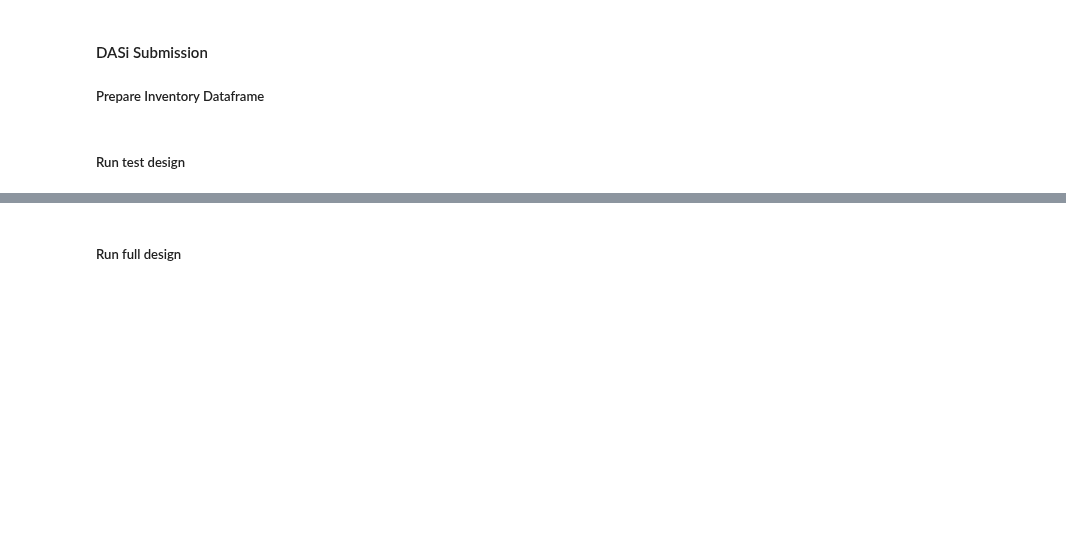
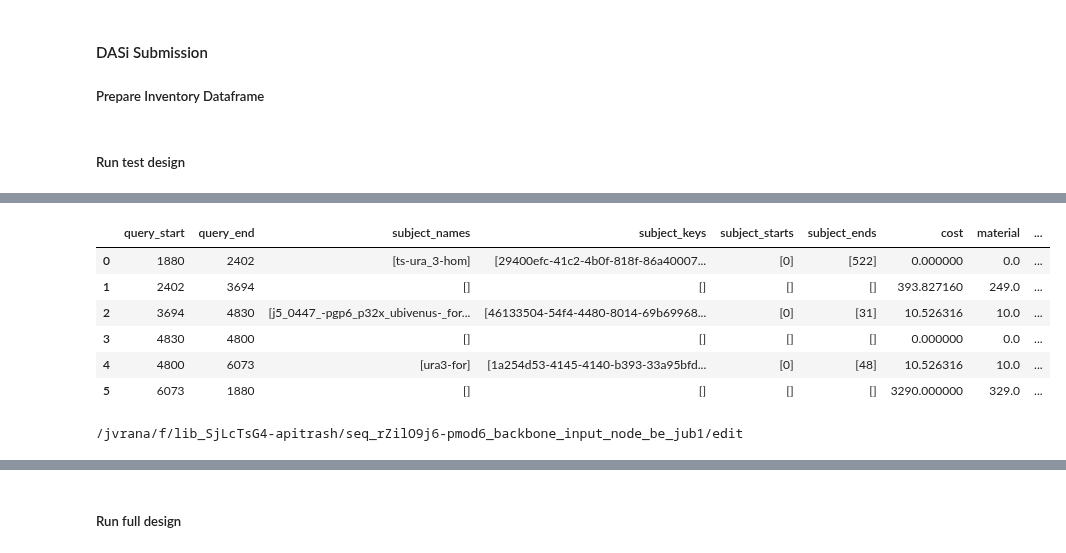
Before and after one commit to jvrana/aqbuildtools, a Jupyter notebook: examples/Stage1_SubmitDASi.ipynb, the cells around one changed output, grey strips where cells are left out. Cells and saved outputs as stored; diff of their text form; code cells hidden in the pictures; blank space fills up the shorter version.

```diff
--- a/examples/SubmitDASi.ipynb
+++ b/examples/Stage1_SubmitDASi.ipynb
@@ -192,0 +242,22 @@ INFO - Design(id=140468755168848) - 2020-07-21 09:21:13,998 - Updated: {'PRIMER_
+# %%
+test_design.to_df()[1]
+# %% [output]
+|  | query_start | query_end | subject_names | subject_keys | subject_starts | subject_ends | cost | material | ... |
+| 0 | 1880 | 2402 | [ts-ura_3-hom] | [29400efc-41c2-4b0f-818f-86a40007... | [0] | [522] | 0.000000 | 0.0 | ... |
+| 1 | 2402 | 3694 | [] | [] | [] | [] | 393.827160 | 249.0 | ... |
+| 2 | 3694 | 4830 | [j5_0447_-pgp6_p32x_ubivenus-_for... | [46133504-54f4-4480-8014-69b69968... | [0] | [31] | 10.526316 | 10.0 | ... |
+| 3 | 4830 | 4800 | [] | [] | [] | [] | 0.000000 | 0.0 | ... |
+| 4 | 4800 | 6073 | [ura3-for] | [1a254d53-4145-4140-b393-33a95bfd... | [0] | [48] | 10.526316 | 10.0 | ... |
+| 5 | 6073 | 1880 | [] | [] | [] | [] | 3290.000000 | 329.0 | ... |
+# %%
+trash_folder = benchling.Folder.find_by_name("APITrash")
+
+from aqbt.bioadapter import convert
+
+data = convert(records[0], to="benchling_dna_json", benchling_session=benchling, folder_id=trash_folder.id)
+data['folder_id'] = trash_folder.id
+seq = benchling.DNASequence.load(data)
+seq.save()
+print(seq.url)
+# %% [output]
+/jvrana/f/lib_SjLcTsG4-apitrash/seq_rZilO9j6-pmod6_backbone_input_node_be_jub1/edit
```
Also changed, not shown: parts of 16 cells of this notebook, 38 other files.
